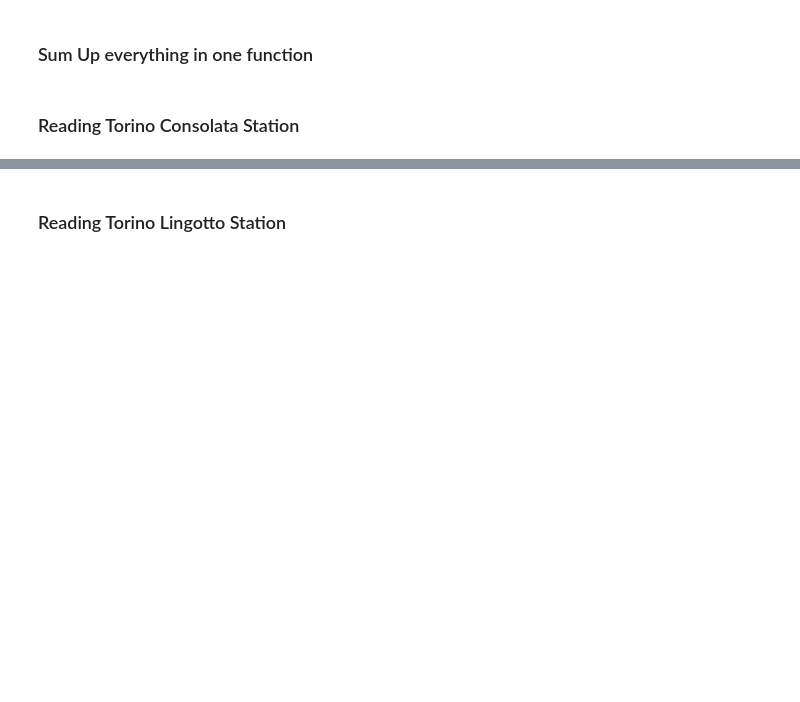
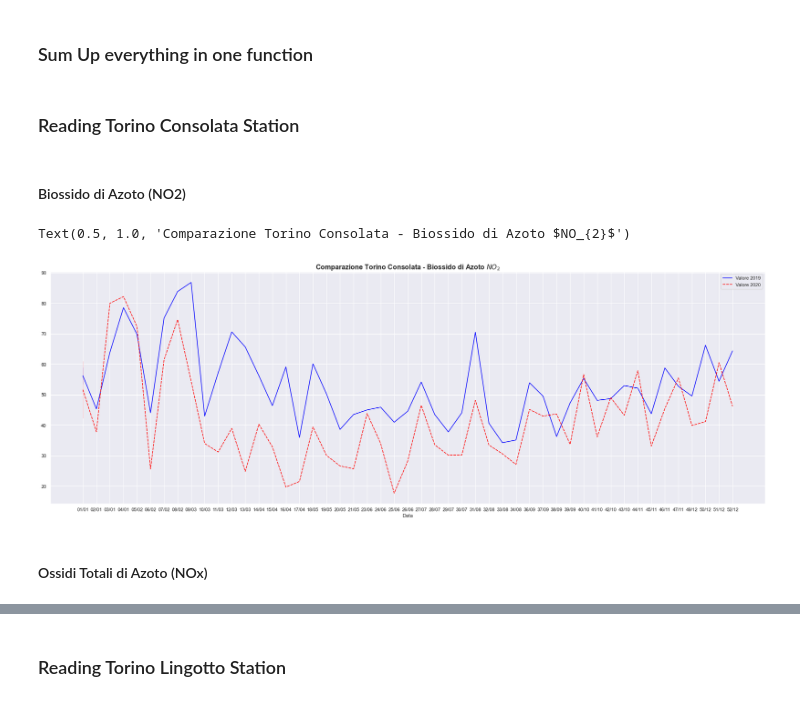
Before and after one commit to danielegerbaldo/Turin-Air-Quality-Comparison-Lockdown, a Jupyter notebook: Air-Quality.ipynb, the cells around one changed output, grey strips where cells are left out. Saved outputs shown, nothing was run; the diff lists cells and outputs as text; code cells hidden in the pictures; blank space fills up the shorter version.

```diff
--- a/Air-Quality.ipynb
+++ b/Air-Quality.ipynb
@@ -147,6 +147,35 @@ def read_ARPA_csv(path):
     dataFrame["Data rilevamento"] = dataFrame["Data rilevamento"] + " " +  dataFrame["Ora"]
     dataFrame["Data rilevamento"] = pd.to_datetime(dataFrame["Data rilevamento"])
     return dataFrame
+# %% [markdown]
+#### Biossido di Azoto (NO2)
+# %%
+to_consolata_2019_no2 = read_ARPA_csv('data/ARPA/Torino-Consolata_Biossido_2019-01-01_2019-12-31.csv')[['Data rilevamento', 'Valore']]
+to_consolata_2020_no2 = read_ARPA_csv('data/ARPA/Torino-Consolata_Biossido_2020-01-01_2020-12-31.csv')[['Data rilevamento', 'Valore']]
+
+#rename value column
+to_consolata_2019_no2.rename(columns = {'Valore':'Valore 2019'}, inplace = True)
+to_consolata_2020_no2.rename(columns = {'Valore':'Valore 2020'}, inplace = True)
+#group by week
+to_consolata_2019_no2 = to_consolata_2019_no2.resample('W', on='Data rilevamento').mean()
+to_consolata_2020_no2 = to_consolata_2020_no2.resample('W', on='Data rilevamento').mean()
+# #creating grouped data
+to_consolata_2019_no2['Data']=to_consolata_2019_no2.index.get_level_values('Data rilevamento').strftime('%U/%m')
+to_consolata_2020_no2['Data']=to_consolata_2020_no2.index.get_level_values('Data rilevamento').strftime('%U/%m')
+#merge data
+merged_consolata_no2 = pd.merge(to_consolata_2019_no2 ,to_consolata_2020_no2 ,on=['Data','Data'])
+merged_consolata_no2.set_index("Data",inplace=True)
+# %%
+sns.set_theme()
+plt.figure(figsize=(30, 10))
+palette = ["blue","red"]
+sns.lineplot(data=merged_consolata_no2, palette=palette)
+plt.title("Comparazione Torino Consolata - Biossido di Azoto $NO_{2}$",fontdict= { 'fontsize': 16, 'fontweight':'bold'})
+# %% [output]
+Text(0.5, 1.0, 'Comparazione Torino Consolata - Biossido di Azoto $NO_{2}$')
+[figure, added]
+# %% [markdown]
+#### Ossidi Totali di Azoto (NOx)
 # %%
 to_consolata_2019_nox = read_ARPA_csv('data/ARPA/Torino-Consolata_Gas_2019-01-01_2019-12-31.csv')[['Data rilevamento', 'Valore']]
 to_consolata_2020_nox = read_ARPA_csv('data/ARPA/Torino-Consolata_Gas_2020-01-01_2020-12-31.csv')[['Data rilevamento', 'Valore']]
```
Also changed, not shown: parts of 14 cells of this notebook, 3 other files.
